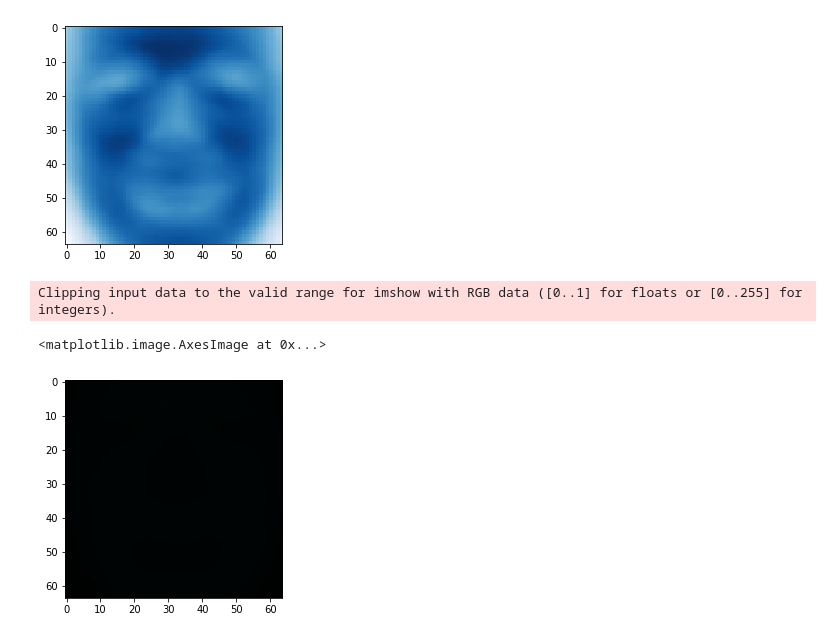
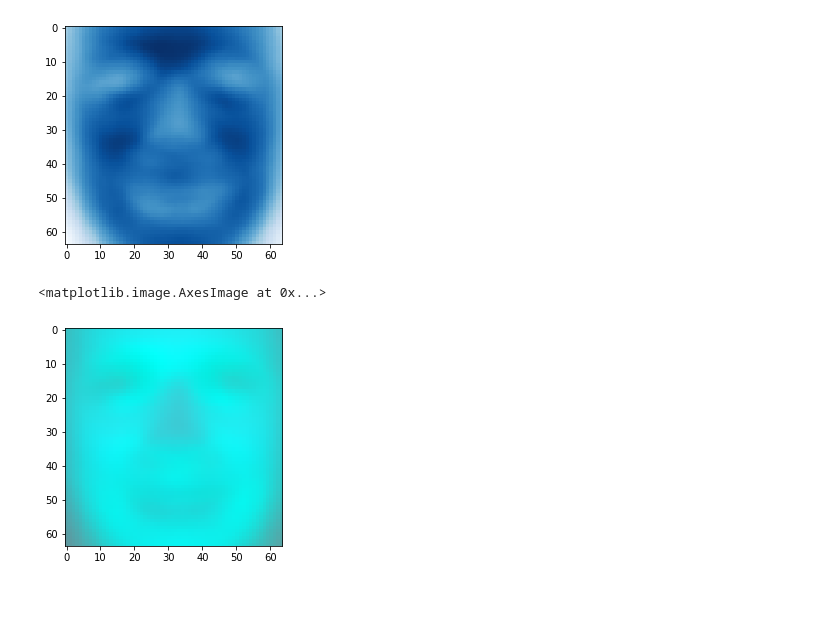
Before and after one commit to PrathamRawat/eigenfaces, a Jupyter notebook: code/eigenface algorithm.ipynb, the cells around one changed output. Saved outputs shown, nothing was run; the diff lists cells and outputs as text; code cells hidden in the pictures; blank space fills up the shorter version.

```diff
--- a/code/eigenface algorithm.ipynb
+++ b/code/eigenface algorithm.ipynb
@@ -78,7 +80,7 @@ def eigenfaces(data, faces=50):
     samples, h, w, d = data.shape
     X = data.reshape(samples, h*w) # vectorizing the images
     P, C, M, Y = pca(X, n_pc=faces) # running PCA with the number of principal components specified
-    return C.reshape((faces, h, w)) #reshaping the principal components to be images
+    return C.reshape((faces, h, w)), P, C, M, Y #reshaping the principal components to be images
 # %%
 def merge(red, green, blue):
     return np.dstack((red, green, blue)).astype(int)
@@ -125,4 +133,4 @@ Clipping input data to the valid range for imshow with RGB data ([0..1] for floa
 # %%
-num_faces = 50
-%time red_eigenface_array = eigenfaces(red, num_faces)
+%time
+red_eigenface_array, P_r, C_r, M_r, Y_r = eigenfaces(red, num_faces)
 # %% [output]
@@ -131,3 +139,4 @@ Wall time: 1min 42s
 # %%
-%time green_eigenface_array = eigenfaces(green, num_faces)
+%time
+green_eigenface_array, P_g, C_g, M_g, Y_g = eigenfaces(green, num_faces)
 # %% [output]
@@ -136,3 +145,4 @@ Wall time: 1min 39s
 # %%
-%time blue_eigenface_array = eigenfaces(blue, num_faces)
+%time
+blue_eigenface_array, P_b, C_b, M_b, Y_b = eigenfaces(blue, num_faces)
 # %% [output]
@@ -151,14 +159,16 @@ plt.show()
 [figure]
 [figure]
 [figure]
-# %%
-scaling = 1
-translation = 0
-merged = np.dstack((scaling * red_eigenface_array[0] + translation, scaling * green_eigenface_array[0] + translation, scaling * blue_eigenface_array[0] + translation))
-plt.imshow(merged)
-
-# merged
-# %% [output]
-Clipping input data to the valid range for imshow with RGB data ([0..1] for floats or [0..255] for integers).
-<matplotlib.image.AxesImage at 0x...>
-[figure, removed]
+# %%
+index = 0
+red_eigenface = red_eigenface_array[index]
+green_eigenface = green_eigenface_array[index]
+blue_eigenface = blue_eigenface_array[index]
+
+merged = np.dstack((red_eigenface, green_eigenface, blue_eigenface))
+merged -= merged.min()
+merged *= 255 / merged.max()
+plt.imshow(merged.astype(int))
+# %% [output]
+<matplotlib.image.AxesImage at 0x...>
+[figure, added]
```
Also changed, not shown: parts of 23 cells of this notebook.
